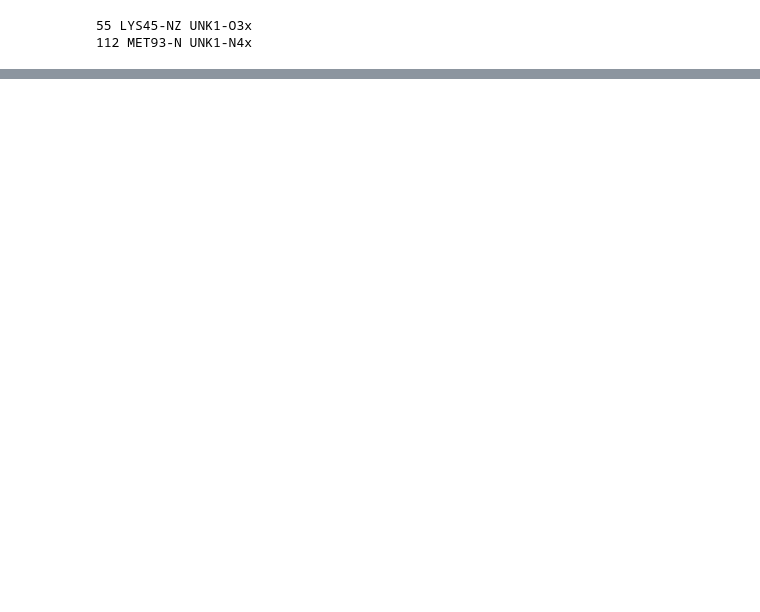
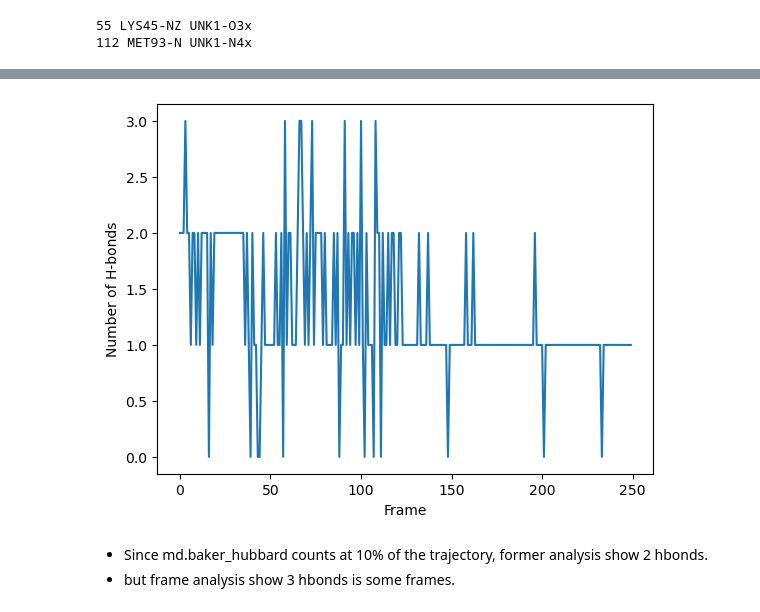
Before and after one commit to NeuroAI-PNU/openmm-tutorial, a Jupyter notebook: User guide cookbook/20_4 Hbond analysis with mdtraj.ipynb, the cells around one changed output, grey strips where cells are left out. Saved outputs shown, nothing was run; the diff lists cells and outputs as text; code cells hidden in the pictures; blank space fills up the shorter version.

```diff
--- a/User guide cookbook/20_4 Hbond analysis with mdtraj.ipynb
+++ b/User guide cookbook/20_4 Hbond analysis with mdtraj.ipynb
@@ -52,0 +64,33 @@ MET93-N-UNK1-N4x 0.3164917
+# %%
+all_hbonds_set = set()
+hbonds_each_frame = []
+# %%
+Frame2hbonds = dict()
+for frame in range(n_frame):
+    Frame2hbonds[frame] = []
+    hbonds = md.baker_hubbard(t[frame])
+    hbonds_each_frame.append(hbonds)
+    for hbond in hbonds:
+        if ((hbond[0] in protein) and (hbond[2] in ligand) or
+            (hbond[0] in ligand) and (hbond[2] in protein)):
+            if not (hbond[0] in ligand and hbond[2] in ligand):
+                all_hbonds_set.add(tuple(hbond))
+                Frame2hbonds[frame].append(tuple(hbond))
+# this take a while 1-2 min for 250 frames
+# %%
+x = [] # frame
+y = [] # number of hbonds
+# %%
+for frame in Frame2hbonds:
+    x.append(frame)
+    y.append(len(Frame2hbonds[frame]))
+# %%
+plt.plot(x, y)
+plt.xlabel("Frame")
+plt.ylabel("Number of H-bonds")
+plt.show()
+# %% [output]
+[figure, added]
+# %% [markdown]
+* Since md.baker_hubbard counts at 10% of the trajectory, former analysis show 2 hbonds.
+* but frame analysis  show 3 hbonds is some frames.
```
Also changed, not shown: parts of 9 cells of this notebook.
